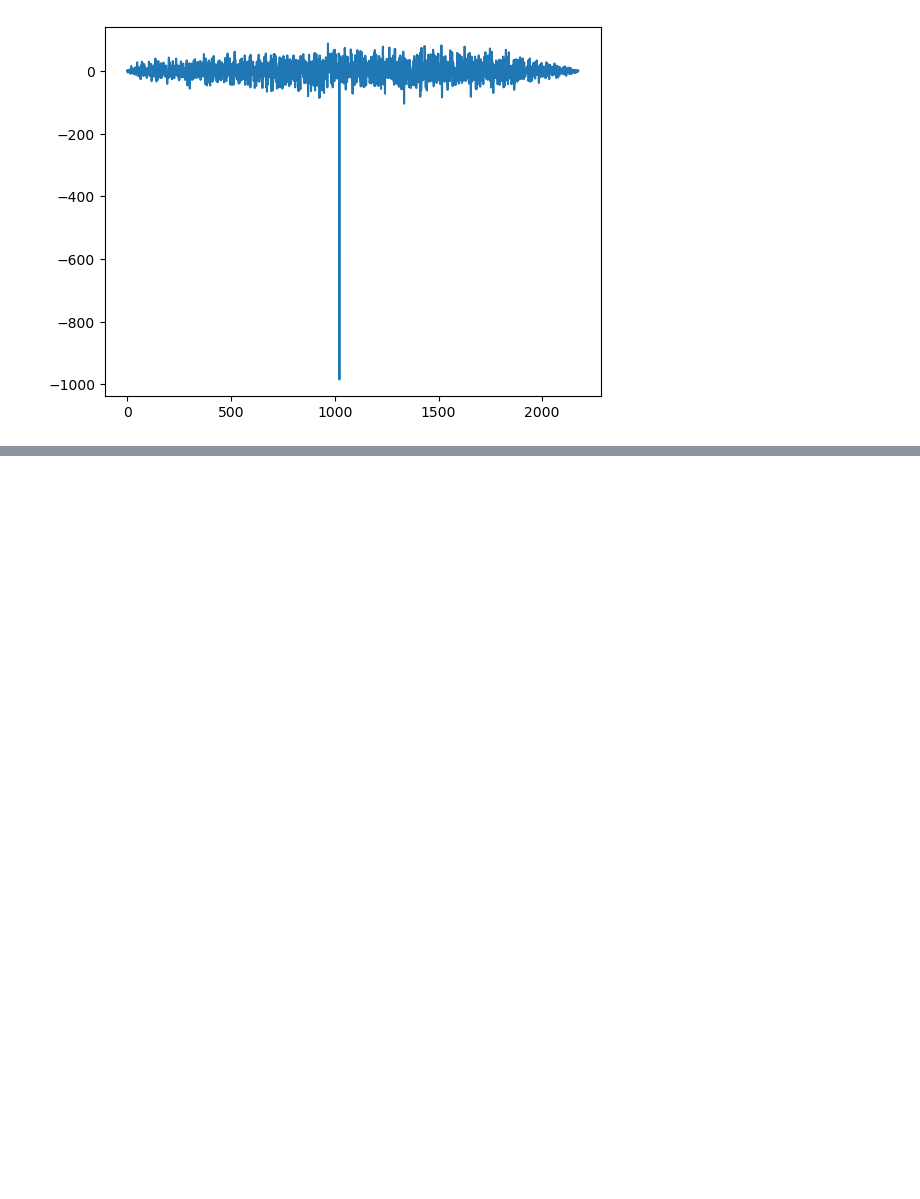
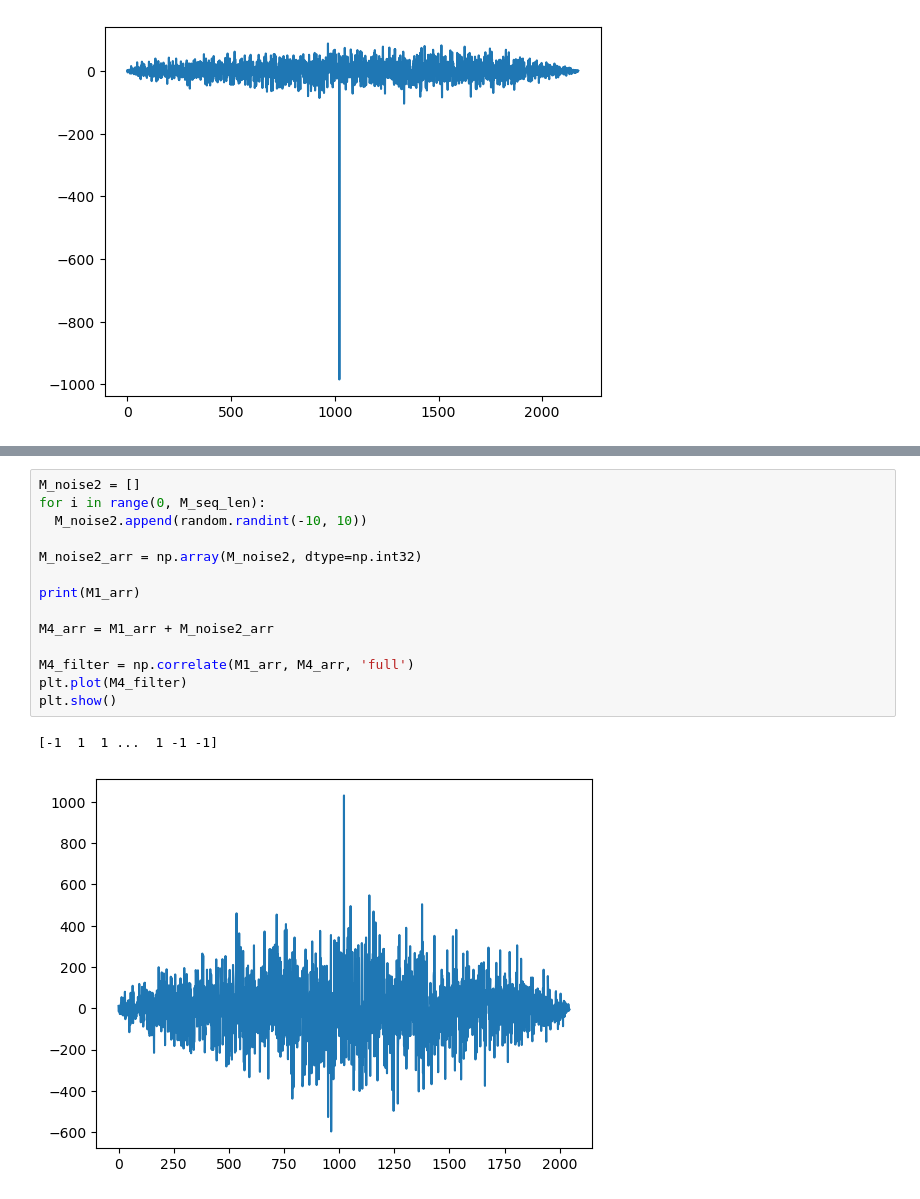
Before and after one commit to Jrvvv/dsp-miet, a Jupyter notebook: P01/PL01.ipynb, the cells around one changed output, grey strips where cells are left out. Saved outputs shown, nothing was run; the diff lists cells and outputs as text; blank space fills up the shorter version.

```diff
--- a/P01/PL01.ipynb
+++ b/P01/PL01.ipynb
@@ -143,0 +194,17 @@ plt.show()
+# %%
+M_noise2 = []
+for i in range(0, M_seq_len):
+  M_noise2.append(random.randint(-10, 10))
+
+M_noise2_arr = np.array(M_noise2, dtype=np.int32)
+
+print(M1_arr)
+
+M4_arr = M1_arr + M_noise2_arr
+
+M4_filter = np.correlate(M1_arr, M4_arr, 'full')
+plt.plot(M4_filter)
+plt.show()
+# %% [output]
+[-1  1  1 ...  1 -1 -1]
+[figure, added]
```
Also changed, not shown: parts of 8 cells of this notebook.
